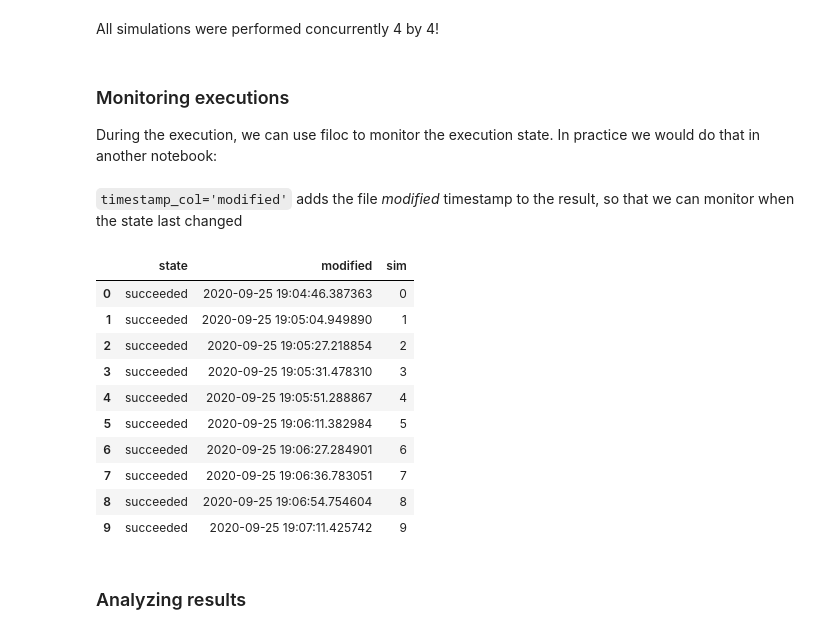
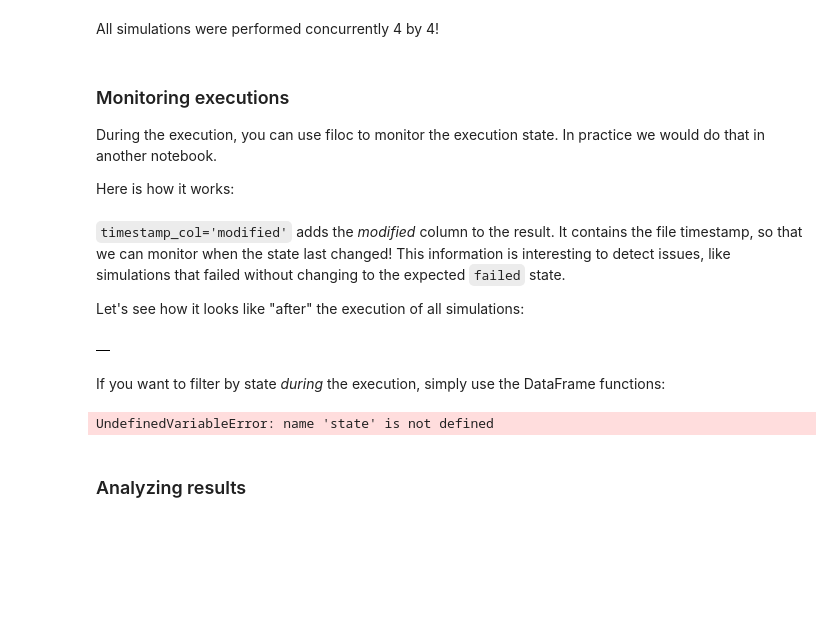
Before and after one commit to jeromerg/filoc, a Jupyter notebook: examples/example_ml.ipynb, the cells around one changed output. Saved outputs shown, nothing was run; the diff lists cells and outputs as text; code cells hidden in the pictures; blank space fills up the shorter version.

Commit message:
intermediate result

```diff
--- a/examples/example_ml.ipynb
+++ b/examples/example_ml.ipynb
@@ -20,4 +20,7 @@ from concurrent.futures.thread import ThreadPoolExecutor
 import sys
 import traceback
 import matplotlib.pyplot as plt
+
+
+pd.set_option('display.max_rows', 10)
 # %% [markdown]
@@ -391,6 +444,8 @@ All simulations were performed concurrently 4 by 4!
 # %% [markdown]
 ### Monitoring executions
 
-During the execution, we can use <span class="filoc">filoc</span> to monitor the execution state. In practice we would do that in another notebook:
+During the execution, you can use <span class="filoc">filoc</span> to monitor the execution state. In practice we would do that in another notebook.
+
+Here is how it works:
 # %%
 from filoc import filoc
@@ -397,20 +453,20 @@ from filoc import filoc
 mon_state_loc = filoc('./temp/iris/sim={sim:d}/state.json', timestamp_col='modified')
 # %% [markdown]
-<span class="post-remark">`timestamp_col='modified'` adds the file *modified* timestamp to the result, so that we can monitor when the state last changed
+<span class="post-remark">`timestamp_col='modified'` adds the *modified* column to the result. It contains the file timestamp, so that we can monitor when the state last changed! This information is interesting to detect issues, like simulations that failed without changing to the expected `failed` state.</span>
+
+Let's see how it looks like "after" the execution of all simulations:
 # %%
-mon_state_loc.read_contents().query('state != "init"').head(10)
+df_state = mon_state_loc.read_contents()
+
+df_state.head(10)
 # %% [output]
-|  | state | modified | sim |
-| 0 | succeeded | 2020-09-25 19:04:46.387363 | 0 |
-| 1 | succeeded | 2020-09-25 19:05:04.949890 | 1 |
-| 2 | succeeded | 2020-09-25 19:05:27.218854 | 2 |
-| 3 | succeeded | 2020-09-25 19:05:31.478310 | 3 |
-| 4 | succeeded | 2020-09-25 19:05:51.288867 | 4 |
-| 5 | succeeded | 2020-09-25 19:06:11.382984 | 5 |
-| 6 | succeeded | 2020-09-25 19:06:27.284901 | 6 |
-| 7 | succeeded | 2020-09-25 19:06:36.783051 | 7 |
-| 8 | succeeded | 2020-09-25 19:06:54.754604 | 8 |
-| 9 | succeeded | 2020-09-25 19:07:11.425742 | 9 |
+|  |
+# %% [markdown]
+If you want to filter by state *during* the execution, simply use the DataFrame functions:
+# %%
+df_state.query('state == "failed"')
+# %% [output]
+UndefinedVariableError: name 'state' is not defined
 # %% [markdown]
 ### Analyzing results
 # %% [markdown]
```
Also changed, not shown: parts of 35 cells of this notebook, 1 other file.
